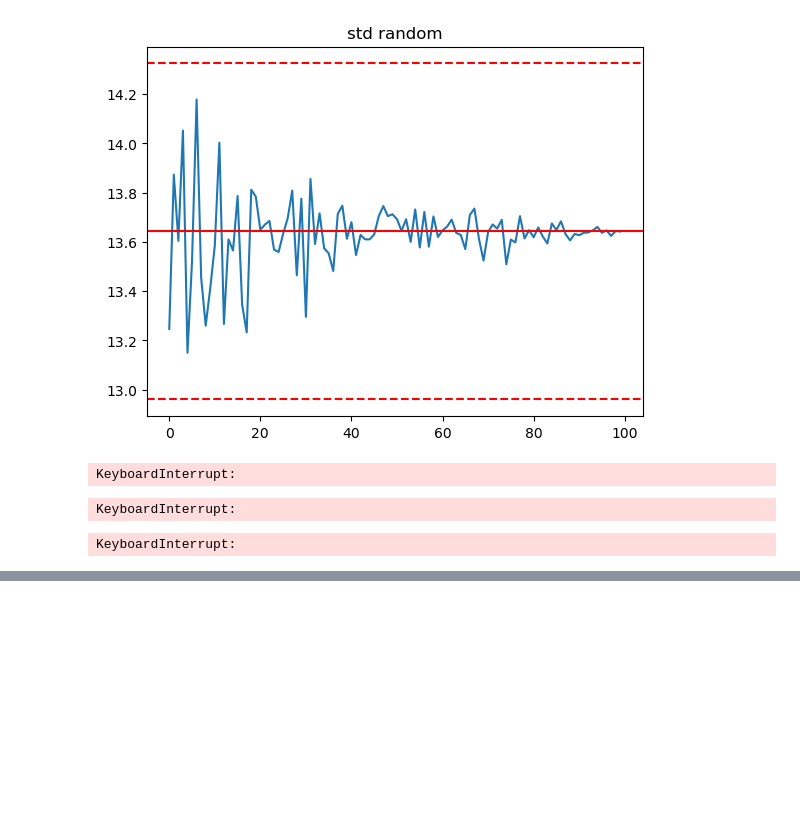
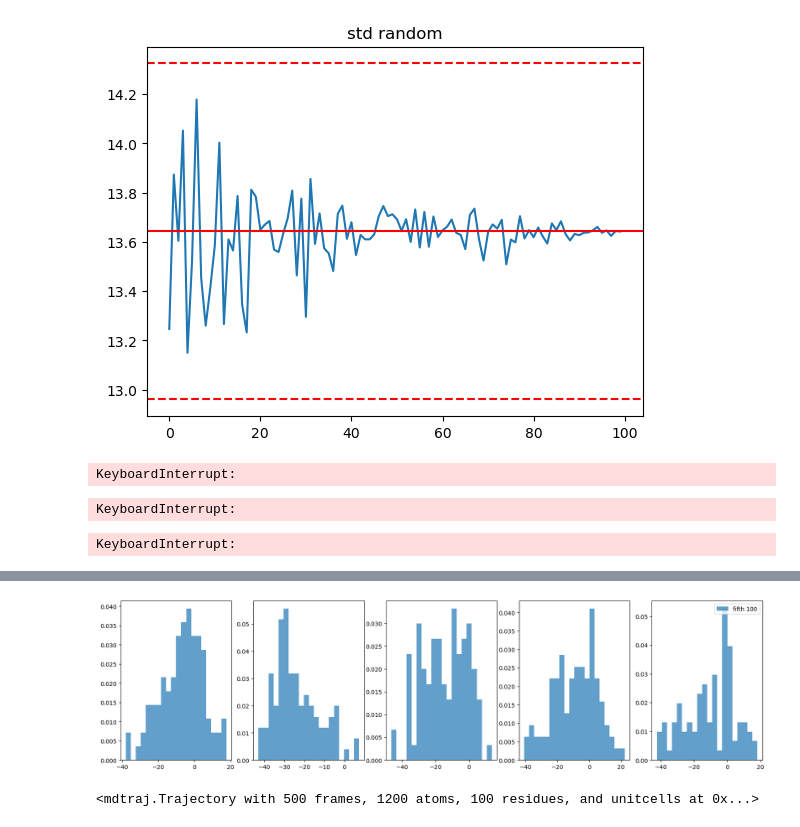
Before and after one commit to Cschiebroek/mdfptools, a Jupyter notebook: carl/decomposer_per_molecule.ipynb, the cells around one changed output, grey strips where cells are left out. Cells and saved outputs as stored; diff of their text form; code cells hidden in the pictures; blank space fills up the shorter version.

```diff
--- a/carl/decomposer_per_molecule.ipynb
+++ b/carl/decomposer_per_molecule.ipynb
@@ -2120,0 +2150,34 @@ KeyboardInterrupt:
+# %%
+all_energies = [ene[term] for ene in energie_list]
+all_energies_flat = [item for sublist in all_energies for item in sublist]
+first_100_energies = [ene[term][:100] for ene in energie_list]
+first_100_energies_flat = [item for sublist in first_i_energies for item in sublist]
+second_100_energies = [ene[term][100:200] for ene in energie_list]
+second_100_energies_flat = [item for sublist in second_100_energies for item in sublist]
+third_100_energies = [ene[term][200:300] for ene in energie_list]
+third_100_energies_flat = [item for sublist in third_100_energies for item in sublist]
+fourth_100_energies = [ene[term][300:400] for ene in energie_list]
+fourth_100_energies_flat = [item for sublist in fourth_100_energies for item in sublist]
+fifth_100_energies = [ene[term][400:500] for ene in energie_list]
+fifth_100_energies_flat = [item for sublist in fifth_100_energies for item in sublist]
+
+
+
+#histograms, side by side (so 5 histograms)
+fig, axs = plt.subplots(1, 5, figsize=(20, 5))
+axs[0].hist(first_100_energies_flat, bins=20, alpha=0.7, label='first 100', density=True)
+axs[1].hist(second_100_energies_flat, bins=20, alpha=0.7, label='second 100', density=True)
+axs[2].hist(third_100_energies_flat, bins=20, alpha=0.7, label='third 100', density=True)
+axs[3].hist(fourth_100_energies_flat, bins=20, alpha=0.7, label='fourth 100', density=True)
+axs[4].hist(fifth_100_energies_flat, bins=20, alpha=0.7, label='fifth 100', density=True)
+plt.legend(loc='upper right')
+plt.show()
+# %% [output]
+[figure, added]
+# %%
+#load again the traj
+path_100_5 = 'liquid_phase_experiment_daata/test_benzene_full_equil_n100_5ns.h5'
+traj_100_5 = md.load(path_100_5)
+traj_100_5
+# %% [output]
+<mdtraj.Trajectory with 500 frames, 1200 atoms, 100 residues, and unitcells at 0x...>
```
Also changed, not shown: parts of 2 cells of this notebook, 5 other files.
